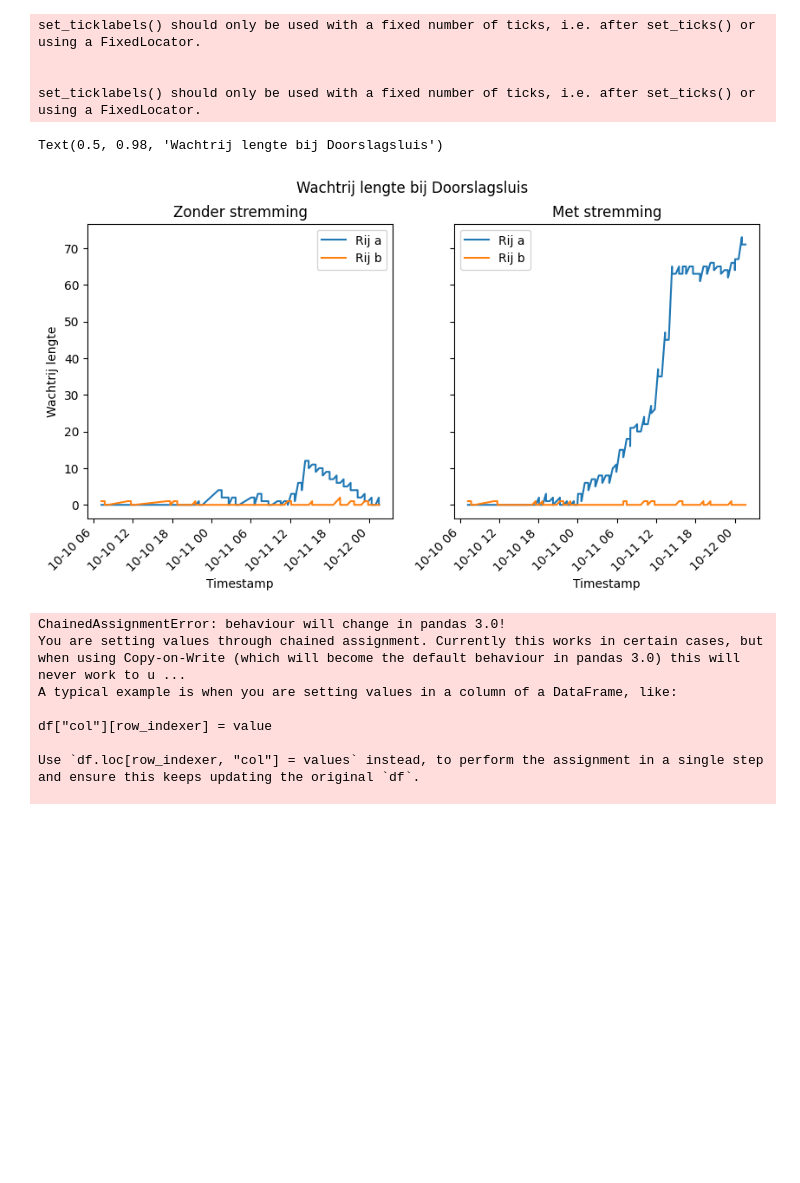
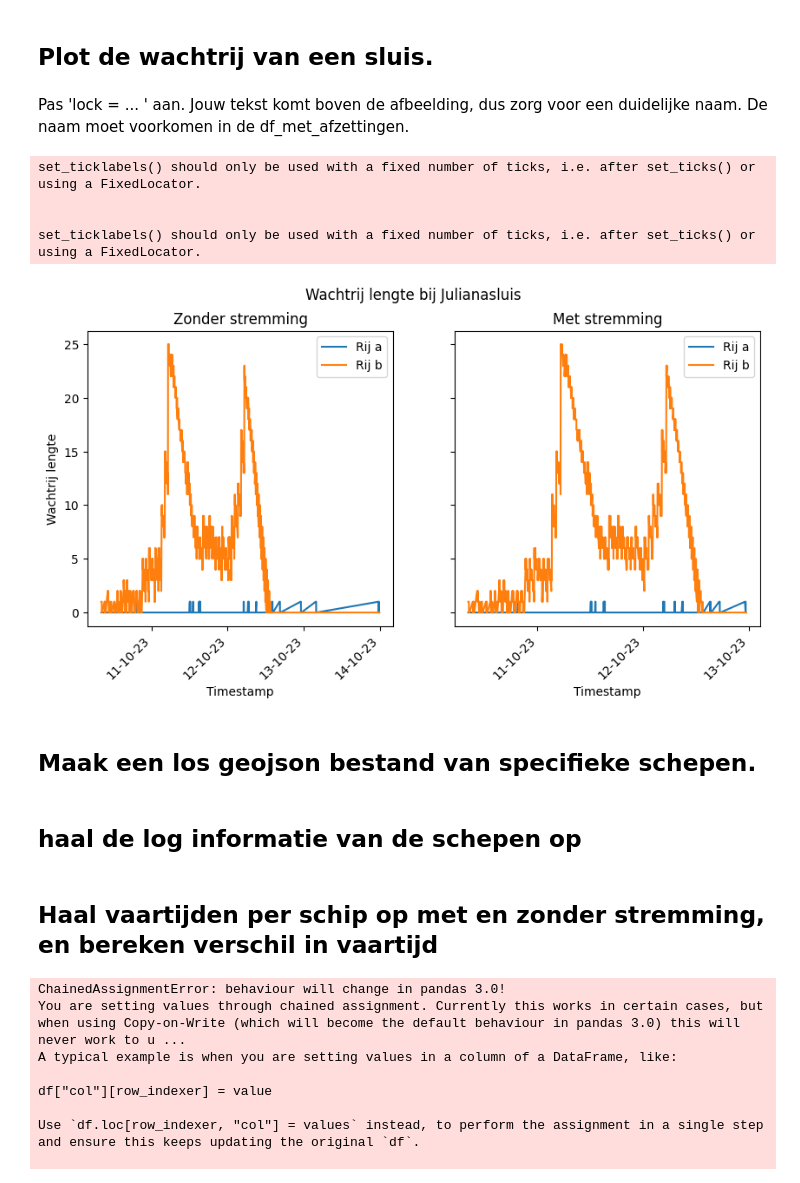
Before and after one commit to Deltares-research/digitaltwin-waterway, a Jupyter notebook: notebooks/ivs/analysis_lock_waiting_times.ipynb, the cells around one changed output. Cells and saved outputs as stored; diff of their text form; code cells hidden in the pictures; blank space fills up the shorter version.

```diff
--- a/notebooks/ivs/analysis_lock_waiting_times.ipynb
+++ b/notebooks/ivs/analysis_lock_waiting_times.ipynb
@@ -5,3 +12,3 @@ from dtv_backend.lock import Locks
 # %%
-df_met_afzetting = pd.read_csv('plots_routes/locks_with_afzetting_.csv', parse_dates=['Timestamp'])
-df_zonder_afzetting = pd.read_csv('plots_routes/locks_without_afzetting_.csv', parse_dates=['Timestamp'])
+df_met_afzetting = pd.read_csv('output/plots_routes/locks_afzetting_True.csv', parse_dates=['Timestamp'])
+df_zonder_afzetting = pd.read_csv('output/plots_routes/locks_afzetting_False.csv', parse_dates=['Timestamp'])
@@ -39,23 +83,39 @@ queues_all
+# %% [markdown]
+## Plot de wachtrij van een sluis.
+# %% [markdown]
+Pas 'lock = ... ' aan. Jouw tekst komt boven de afbeelding, dus zorg voor een duidelijke naam. De naam moet voorkomen in de df_met_afzettingen.
 # %%
 import matplotlib.pyplot as plt
-lock = 7069311
-df_met_afzetting_lock = df_met_afzetting[df_met_afzetting['name']==lock].set_index('Timestamp')
-df_zonder_afzetting_lock = df_zonder_afzetting[df_zonder_afzetting['name']==lock].set_index('Timestamp')
-fig, axs=plt.subplots(1, 2, figsize=(10, 5), sharey=True)
-df_met_afzetting_lock.plot(y=['queue_a', 'queue_b'], ax=axs[1], title='Met stremming')
-axs[1].legend(['Rij a', 'Rij b'])
-df_zonder_afzetting_lock.plot(y=['queue_a', 'queue_b'], ax=axs[0], title='Zonder stremming')
-axs[0].legend(['Rij a', 'Rij b'])
-axs[0].set_xticklabels(axs[0].get_xticklabels(), rotation=45)
-axs[1].set_xticklabels(axs[1].get_xticklabels(), rotation=45)
-axs[0].set_ylabel('Wachtrij lengte')
-fig.suptitle('Wachtrij lengte bij {}'.format(locks_gdf_dict[lock]))
-# round xlabel times to nearest hour
-#ax.xaxis.set_major_formatter(mdates.DateFormatter('%H:%M'))
+lock = 'Julianasluis'
+
+def plot_wachtrijen(df_met_afzetting, df_zonder_afzetting, lock):
+    df_met_afzetting_lock = df_met_afzetting[df_met_afzetting['name'].str.contains(lock)].set_index('Timestamp')
+    df_zonder_afzetting_lock = df_zonder_afzetting[df_zonder_afzetting['name'].str.contains(lock)].set_index('Timestamp')
+    fig, axs=plt.subplots(1, 2, figsize=(10, 5), sharey=True)
+    df_met_afzetting_lock.plot(y=['queue_a', 'queue_b'], ax=axs[1], title='Met stremming')
+    axs[1].legend(['Rij a', 'Rij b'])
+    df_zonder_afzetting_lock.plot(y=['queue_a', 'queue_b'], ax=axs[0], title='Zonder stremming')
+    axs[0].legend(['Rij a', 'Rij b'])
+    axs[0].set_xticklabels(axs[0].get_xticklabels(), rotation=45)
+    axs[1].set_xticklabels(axs[1].get_xticklabels(), rotation=45)
+    axs[0].set_ylabel('Wachtrij lengte')
+    fig.suptitle('Wachtrij lengte bij {}'.format(lock))
+    # round xlabel times to nearest hour
+    axs[0].xaxis.set_major_formatter(mdates.DateFormatter('%d-%m-%y'))
+    axs[1].xaxis.set_major_formatter(mdates.DateFormatter('%d-%m-%y'))
+
+    #only show every full day as label
+    axs[0].xaxis.set_major_locator(mdates.DayLocator(interval=1))
+    axs[1].xaxis.set_major_locator(mdates.DayLocator(interval=1))
+    return fig
+
+fig = plot_wachtrijen(df_met_afzetting, df_zonder_afzetting, lock)
+
+os.makedirs('output/analyse_lock_queues', exist_ok=True)
+fig.savefig('output/analyse_lock_queues/{}.png'.format(lock))
 # %% [output]
 set_ticklabels() should only be used with a fixed number of ticks, i.e. after set_ticks() or using a FixedLocator.
 
 
 set_ticklabels() should only be used with a fixed number of ticks, i.e. after set_ticks() or using a FixedLocator.
-Text(0.5, 0.98, 'Wachtrij lengte bij Doorslagsluis')
-[figure, old version]
+[figure, new version]
@@ -66,0 +122,2 @@ vessels_log_with_afzetting = gpd.read_file('plots_routes/trajectories_with_afzet
+# %% [markdown]
+## Maak een los geojson bestand van specifieke schepen.
@@ -66,0 +140,2 @@ vessels_log_with_afzetting = gpd.read_file('plots_routes/trajectories_with_afzet
+# %% [markdown]
+## haal de log informatie van de schepen op
@@ -67 +153,3 @@ vessels_log_with_afzetting = gpd.read_file('plots_routes/trajectories_with_afzet
+# %% [markdown]
+## Haal vaartijden per schip op met en zonder stremming, en bereken verschil in vaartijd
 # %%
```
Also changed, not shown: parts of 20 cells of this notebook, 4 other files.
